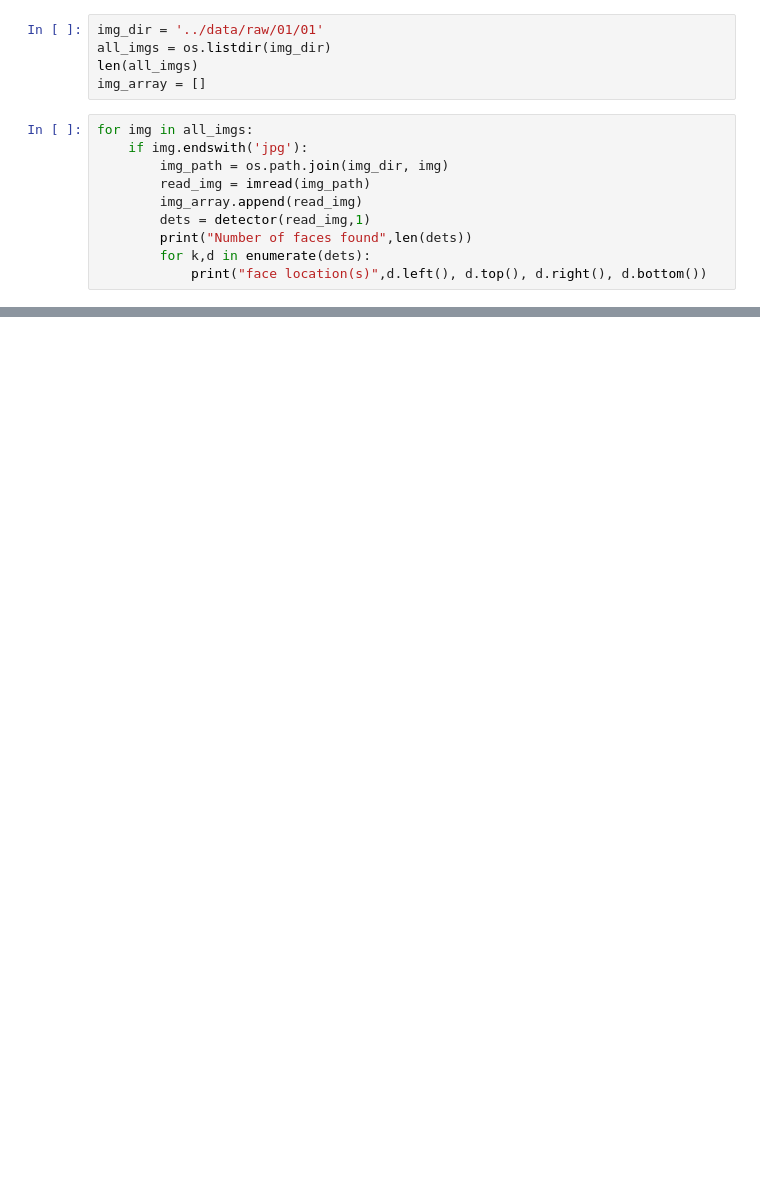
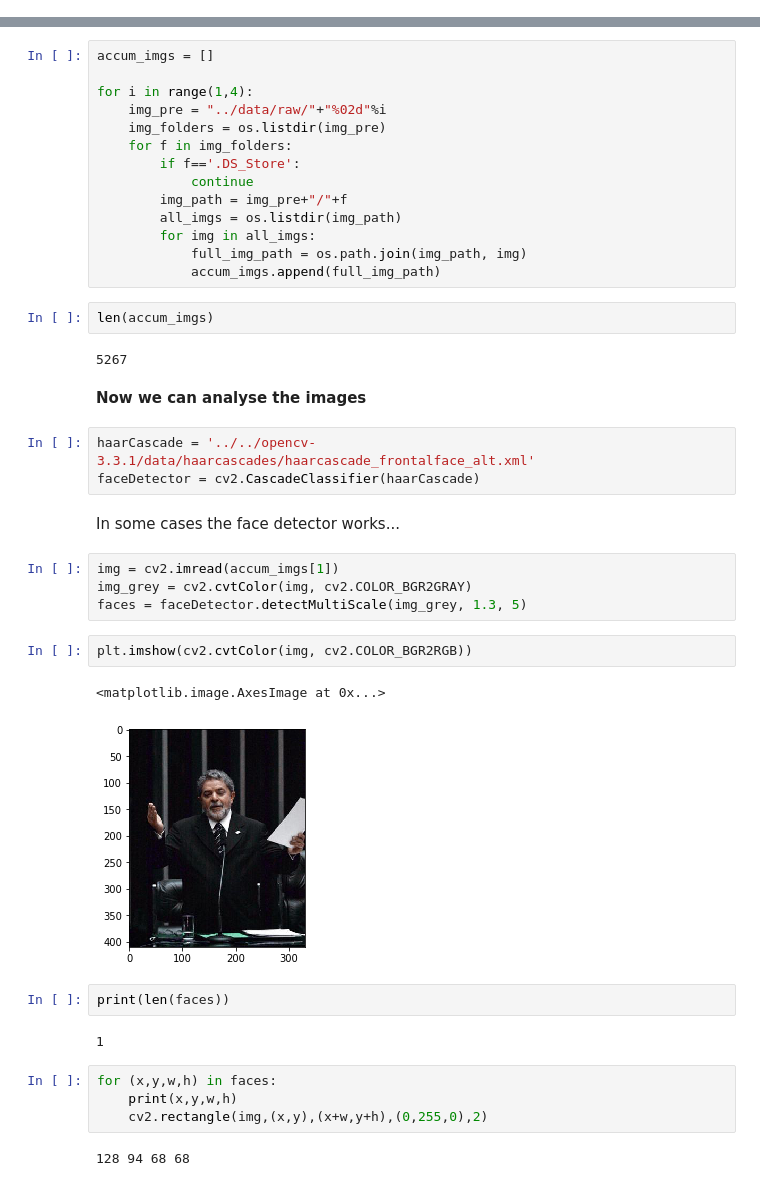
Before and after one commit to MG92/faceDetection, a Jupyter notebook: notebooks/Untitled.ipynb, the cells around one changed output, grey strips where cells are left out. Saved outputs shown, nothing was run; the diff lists cells and outputs as text; blank space fills up the shorter version.

```diff
--- a/notebooks/Untitled.ipynb
+++ b/notebooks/Untitled.ipynb
@@ -14,15 +7,0 @@ from imageio import imread
-# %%
-img_dir = '../data/raw/01/01'
-all_imgs = os.listdir(img_dir)
-len(all_imgs)
-img_array = []
-# %%
-for img in all_imgs:
-    if img.endswith('jpg'):
-        img_path = os.path.join(img_dir, img)
-        read_img = imread(img_path)
-        img_array.append(read_img)
-        dets = detector(read_img,1)
-        print("Number of faces found",len(dets))
-        for k,d in enumerate(dets):
-            print("face location(s)",d.left(), d.top(), d.right(), d.bottom())
@@ -46,0 +10,44 @@ face location 155 106 245 196
+# %%
+accum_imgs = []
+
+for i in range(1,4):
+    img_pre = "../data/raw/"+"%02d"%i
+    img_folders = os.listdir(img_pre)
+    for f in img_folders:
+        if f=='.DS_Store':
+            continue
+        img_path = img_pre+"/"+f
+        all_imgs = os.listdir(img_path)
+        for img in all_imgs:
+            full_img_path = os.path.join(img_path, img)
+            accum_imgs.append(full_img_path)
+# %%
+len(accum_imgs)
+# %% [output]
+5267
+# %% [markdown]
+<b>Now we can analyse the images</b>
+# %%
+haarCascade = '../../opencv-3.3.1/data/haarcascades/haarcascade_frontalface_alt.xml'
+faceDetector = cv2.CascadeClassifier(haarCascade)
+# %% [markdown]
+In some cases the face detector works...
+# %%
+img = cv2.imread(accum_imgs[1])
+img_grey = cv2.cvtColor(img, cv2.COLOR_BGR2GRAY)
+faces = faceDetector.detectMultiScale(img_grey, 1.3, 5)
+# %%
+plt.imshow(cv2.cvtColor(img, cv2.COLOR_BGR2RGB))
+# %% [output]
+<matplotlib.image.AxesImage at 0x...>
+[figure, added]
+# %%
+print(len(faces))
+# %% [output]
+1
+# %%
+for (x,y,w,h) in faces:
+    print(x,y,w,h)
+    cv2.rectangle(img,(x,y),(x+w,y+h),(0,255,0),2)
+# %% [output]
+128 94 68 68
```
Also changed, not shown: parts of 12 cells of this notebook, 32 other files.
